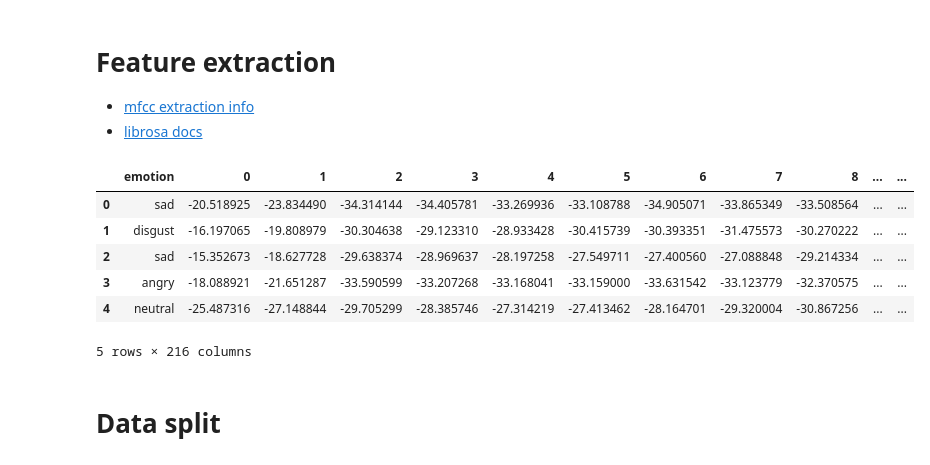
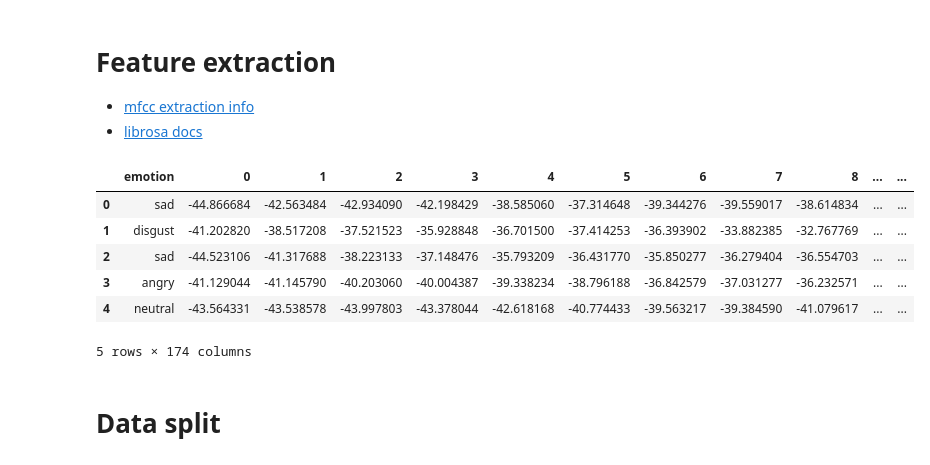
Before and after one commit to mikolajm190/python_SER_DL, a Jupyter notebook: src/tess_SER.ipynb, the cells around one changed output. Cells and saved outputs as stored; diff of their text form; code cells hidden in the pictures.

```diff
--- a/src/tess_SER.ipynb
+++ b/src/tess_SER.ipynb
@@ -105,40 +105,40 @@ import librosa
 # log-mel spectrogram into mfcc
 
 logMelSpecVal = []
 
 def parse_audio_file(pathToFile, _duration, sampleRate):
     # load file
     wavf, sample_rate = librosa.load(pathToFile, res_type="kaiser_fast", duration=_duration, sr=sampleRate)
 
     # get mfcc features (coefficients = 13, filters = 32)
     mfcc = np.array([])
     mfcc = np.mean(librosa.feature.mfcc(y=wavf, sr=sample_rate, n_mfcc = 13), axis=0)
 
     return mfcc
 
 mfccVal = []
 
 for fpath in df['path']:
-    mfcc = parse_audio_file(fpath, 4, 44100)
+    mfcc = parse_audio_file(fpath, 2, 44100)
     mfccVal.append(mfcc)
 
 # merge emotions with features
 df = pd.concat([df, pd.DataFrame(mfccVal)], axis=1)
 
 # drop unnecessary column
 df.drop(columns='path', inplace=True)
 
 # fill na's
 df = df.fillna(0)
 df.head()
 # %% [output]
 |  | emotion | 0 | 1 | 2 | 3 | 4 | 5 | 6 | 7 | 8 | ... | ... |
-| 0 | sad | -20.518925 | -23.834490 | -34.314144 | -34.405781 | -33.269936 | -33.108788 | -34.905071 | -33.865349 | -33.508564 | ... | ... |
-| 1 | disgust | -16.197065 | -19.808979 | -30.304638 | -29.123310 | -28.933428 | -30.415739 | -30.393351 | -31.475573 | -30.270222 | ... | ... |
-| 2 | sad | -15.352673 | -18.627728 | -29.638374 | -28.969637 | -28.197258 | -27.549711 | -27.400560 | -27.088848 | -29.214334 | ... | ... |
-| 3 | angry | -18.088921 | -21.651287 | -33.590599 | -33.207268 | -33.168041 | -33.159000 | -33.631542 | -33.123779 | -32.370575 | ... | ... |
-| 4 | neutral | -25.487316 | -27.148844 | -29.705299 | -28.385746 | -27.314219 | -27.413462 | -28.164701 | -29.320004 | -30.867256 | ... | ... |
+| 0 | sad | -44.866684 | -42.563484 | -42.934090 | -42.198429 | -38.585060 | -37.314648 | -39.344276 | -39.559017 | -38.614834 | ... | ... |
+| 1 | disgust | -41.202820 | -38.517208 | -37.521523 | -35.928848 | -36.701500 | -37.414253 | -36.393902 | -33.882385 | -32.767769 | ... | ... |
+| 2 | sad | -44.523106 | -41.317688 | -38.223133 | -37.148476 | -35.793209 | -36.431770 | -35.850277 | -36.279404 | -36.554703 | ... | ... |
+| 3 | angry | -41.129044 | -41.145790 | -40.203060 | -40.004387 | -39.338234 | -38.796188 | -36.842579 | -37.031277 | -36.232571 | ... | ... |
+| 4 | neutral | -43.564331 | -43.538578 | -43.997803 | -43.378044 | -42.618168 | -40.774433 | -39.563217 | -39.384590 | -41.079617 | ... | ... |
-5 rows × 216 columns
+5 rows × 174 columns
 # %% [markdown]
 # Data split
 # %%
```
Also changed, not shown: parts of 8 cells of this notebook.
